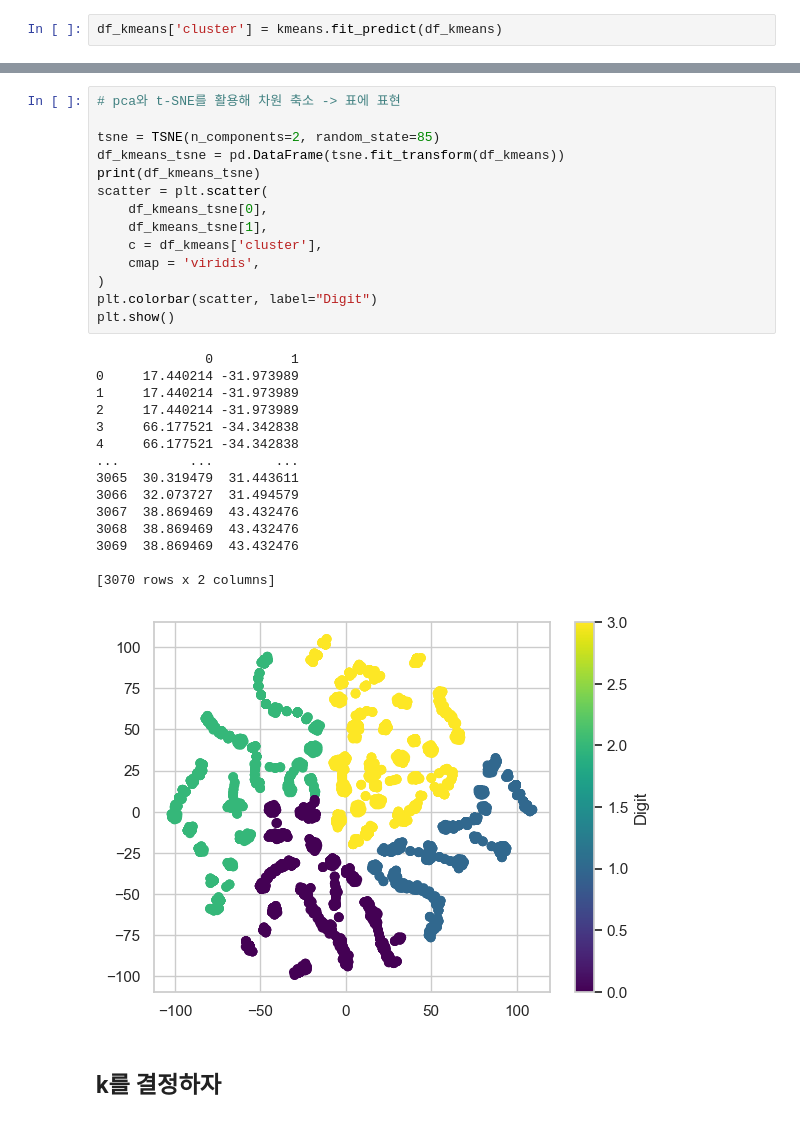
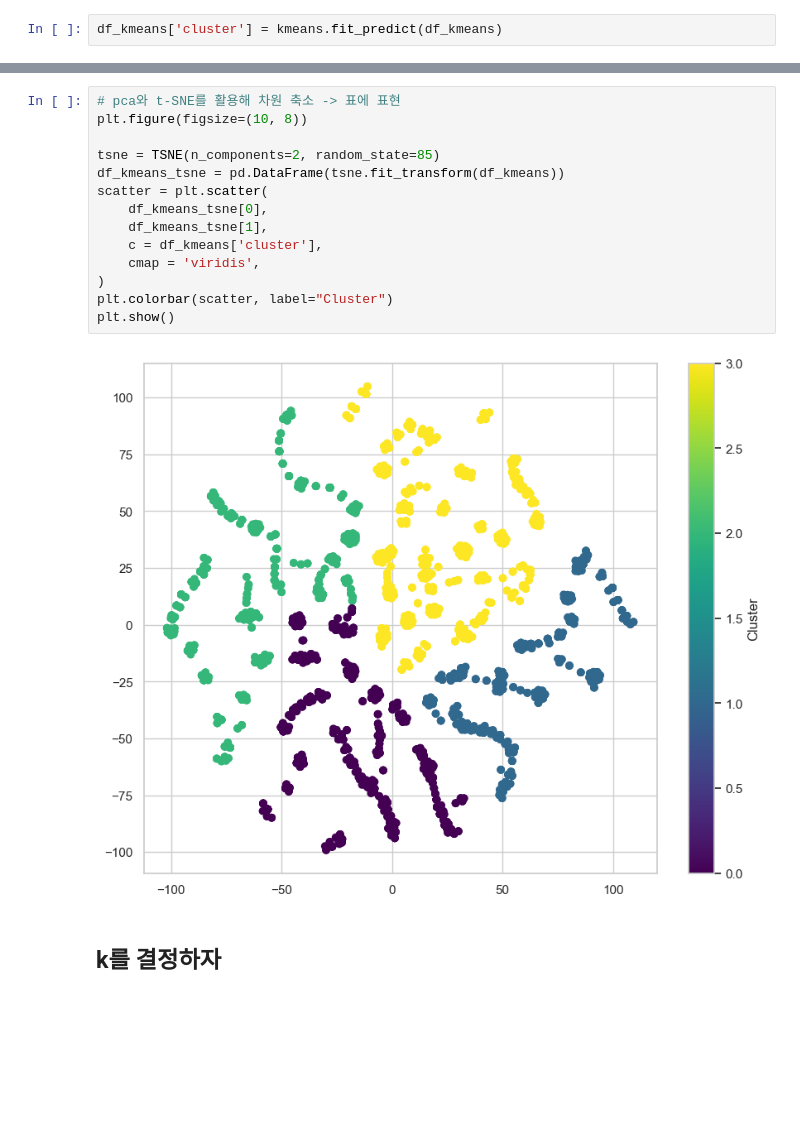
Before and after one commit to karl21-02/netflix_data_analysis, a Jupyter notebook: MarvelDc.ipynb, the cells around one changed output, grey strips where cells are left out. Cells and saved outputs as stored; diff of their text form; blank space fills up the shorter version.

```diff
--- a/MarvelDc.ipynb
+++ b/MarvelDc.ipynb
@@ -532,32 +551,18 @@ plt.figure(figsize=(10, 8))
 # %%
 # pca와 t-SNE를 활용해 차원 축소 -> 표에 표현
+plt.figure(figsize=(10, 8))
 
 tsne = TSNE(n_components=2, random_state=85)
 df_kmeans_tsne = pd.DataFrame(tsne.fit_transform(df_kmeans))
-print(df_kmeans_tsne)
 scatter = plt.scatter(
     df_kmeans_tsne[0],
     df_kmeans_tsne[1],
     c = df_kmeans['cluster'],
     cmap = 'viridis',
 )
-plt.colorbar(scatter, label="Digit")
+plt.colorbar(scatter, label="Cluster")
 plt.show()
 # %% [output]
-              0          1
-0     17.440214 -31.973989
-1     17.440214 -31.973989
-2     17.440214 -31.973989
-3     66.177521 -34.342838
-4     66.177521 -34.342838
-...         ...        ...
-3065  30.319479  31.443611
-3066  32.073727  31.494579
-3067  38.869469  43.432476
-3068  38.869469  43.432476
-3069  38.869469  43.432476
-
-[3070 rows x 2 columns]
-[figure, old version]
+[figure, new version]
 # %% [markdown]
 ## k를 결정하자
```
Also changed, not shown: parts of 6 cells of this notebook, 2 other files.
